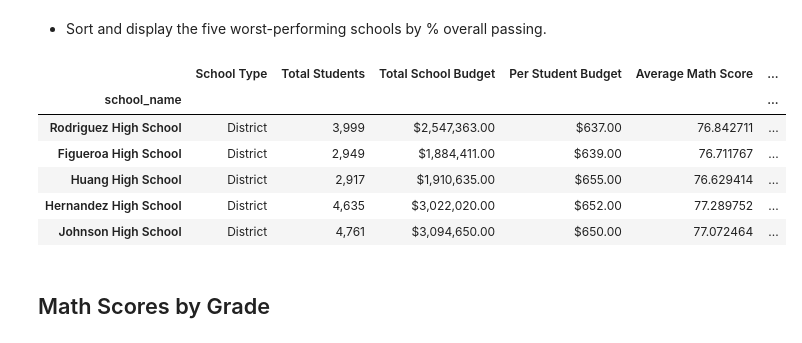
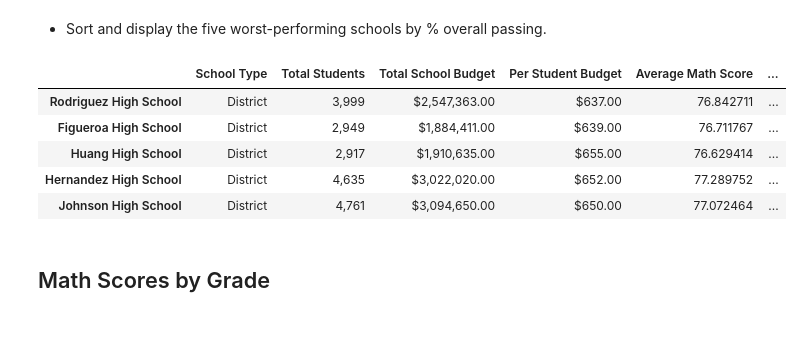
Before and after one commit to njmorr/pandas-challenge, a Jupyter notebook: PyCitySchools/PyCitySchools.ipynb, the cells around one changed output. Saved outputs shown, nothing was run; the diff lists cells and outputs as text; code cells hidden in the pictures.

```diff
--- a/PyCitySchools/PyCitySchools.ipynb
+++ b/PyCitySchools/PyCitySchools.ipynb
@@ -147,6 +147,7 @@ school_summary = pd.DataFrame({"School Type":school_type,"Total Students":studen
 school_summary["Total Students"] = pd.to_numeric(school_summary["Total Students"]).map("{:,}".format)
 school_summary["Total School Budget"] = school_summary["Total School Budget"].map("${:,.2f}".format)
 school_summary["Per Student Budget"] = school_summary["Per Student Budget"].map("${:.2f}".format)
+school_summary.index.name = None
 school_summary
 # %% [output]
 |  | School Type | Total Students | Total School Budget | Per Student Budget | Average Math Score | ... |
@@ -187,10 +187,10 @@ top_performing.head()
 * Sort and display the five worst-performing schools by % overall passing.
 # %%
 bottom_performing = school_summary.sort_values("% Overall Passing", ascending=True)
+bottom_performing.index.name = None
 bottom_performing.head()
 # %% [output]
 |  | School Type | Total Students | Total School Budget | Per Student Budget | Average Math Score | ... |
-| school_name |  |  |  |  |  | ... |
 | Rodriguez High School | District | 3,999 | $2,547,363.00 | $637.00 | 76.842711 | ... |
 | Figueroa High School | District | 2,949 | $1,884,411.00 | $639.00 | 76.711767 | ... |
 | Huang High School | District | 2,917 | $1,910,635.00 | $655.00 | 76.629414 | ... |
```
Also changed, not shown: parts of 7 cells of this notebook.
